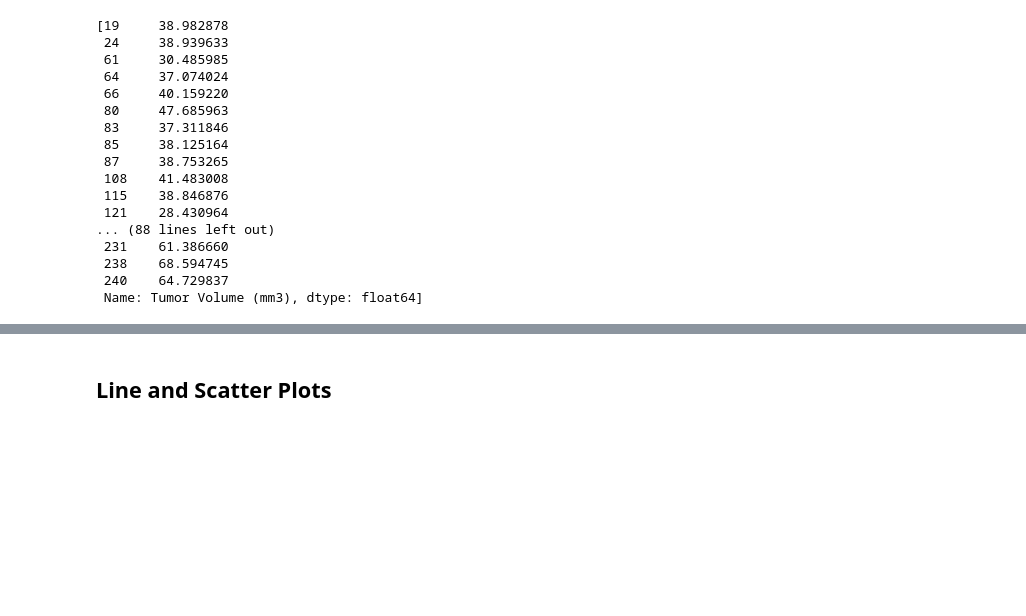
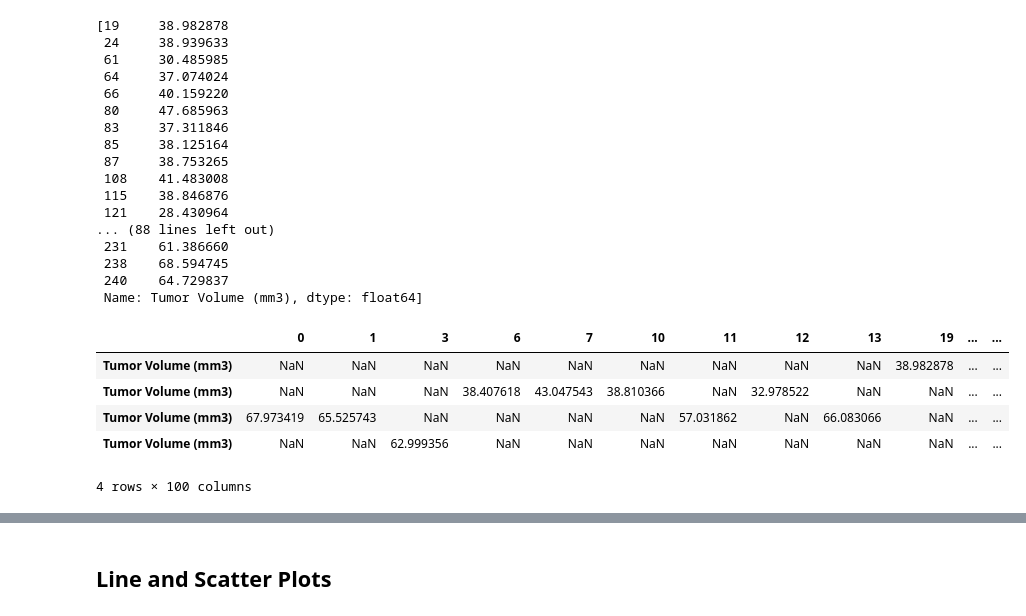
Before and after one commit to thenry390/matplotlib-challenge, a Jupyter notebook: Pymaceuticals/pymaceuticals_starter.ipynb, the cells around one changed output, grey strips where cells are left out. Cells and saved outputs as stored; diff of their text form; code cells hidden in the pictures; blank space fills up the shorter version.

```diff
--- a/Pymaceuticals/pymaceuticals_starter.ipynb
+++ b/Pymaceuticals/pymaceuticals_starter.ipynb
@@ -436,6 +436,15 @@ tumor_volume_s
  238    68.594745
  240    64.729837
  Name: Tumor Volume (mm3), dtype: float64]
+# %%
+tumor_volume_df
+# %% [output]
+|  | 0 | 1 | 3 | 6 | 7 | 10 | 11 | 12 | 13 | 19 | ... | ... |
+| Tumor Volume (mm3) | NaN | NaN | NaN | NaN | NaN | NaN | NaN | NaN | NaN | 38.982878 | ... | ... |
+| Tumor Volume (mm3) | NaN | NaN | NaN | 38.407618 | 43.047543 | 38.810366 | NaN | 32.978522 | NaN | NaN | ... | ... |
+| Tumor Volume (mm3) | 67.973419 | 65.525743 | NaN | NaN | NaN | NaN | 57.031862 | NaN | 66.083066 | NaN | ... | ... |
+| Tumor Volume (mm3) | NaN | NaN | 62.999356 | NaN | NaN | NaN | NaN | NaN | NaN | NaN | ... | ... |
+4 rows × 100 columns
 # %%
     # Determine outliers using upper and lower bounds
 tumor_volume_df=pd.DataFrame(tumor_volume_s)
```
Also changed, not shown: parts of 3 cells of this notebook.
